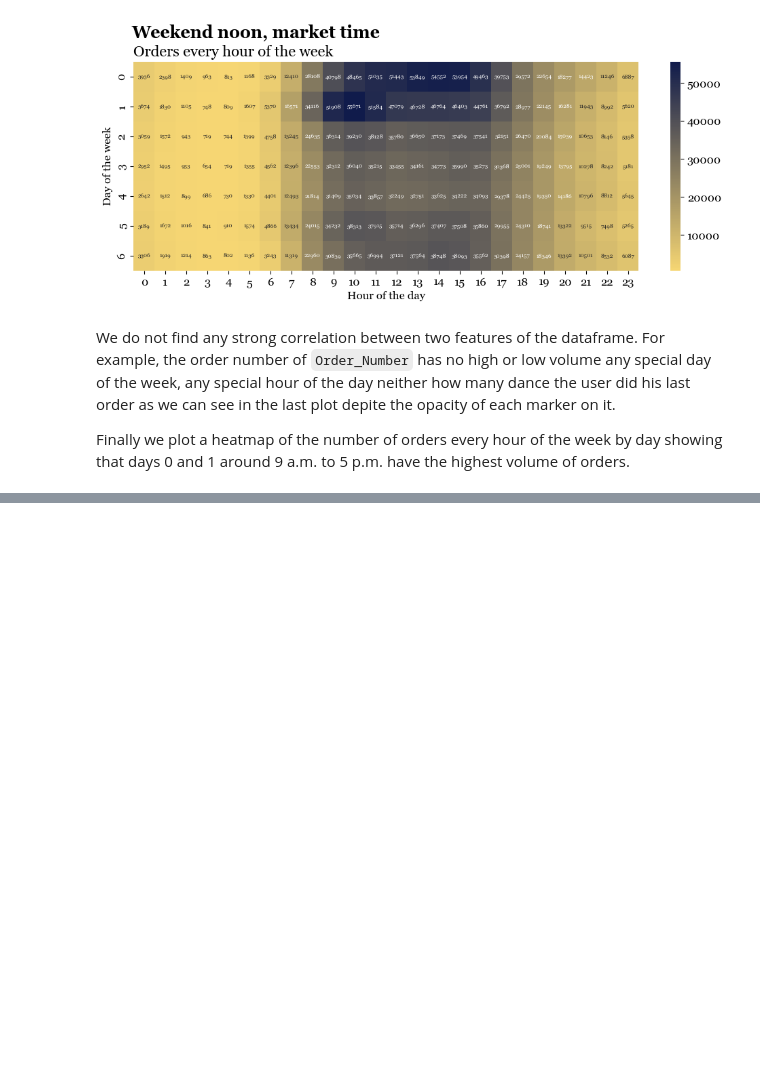
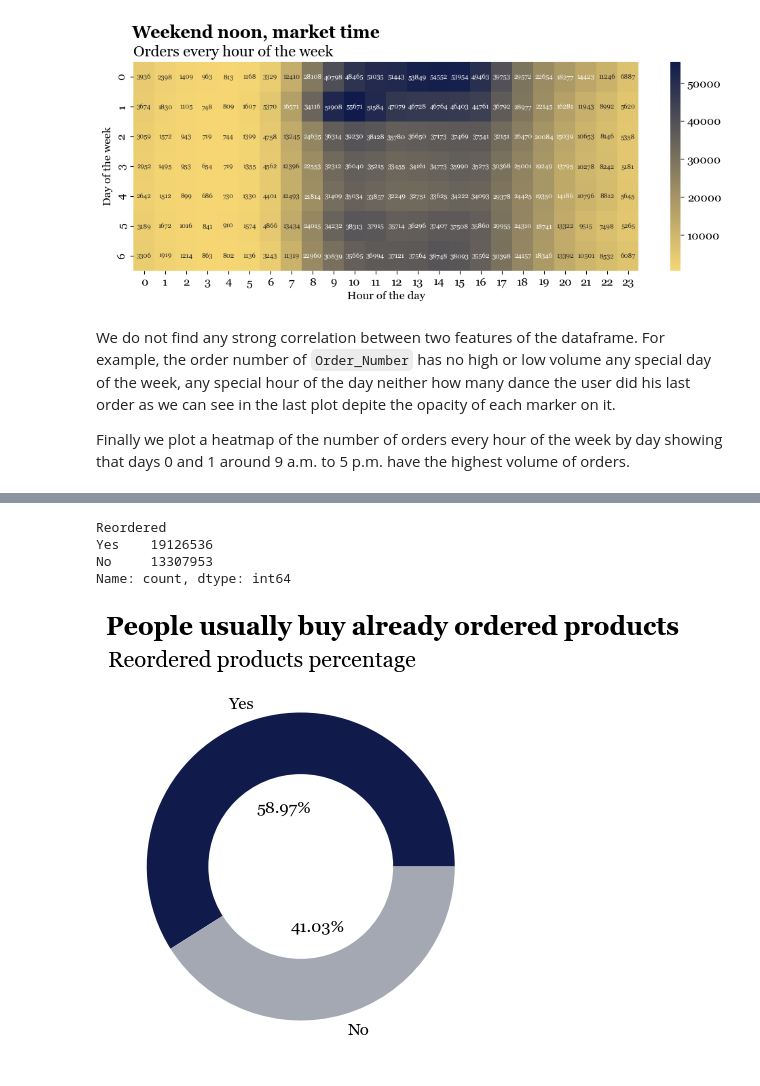
Before and after one commit to juanramosdataexpert/InstacartMarketBasketAnalysis, a Jupyter notebook: Notebooks/EDA.ipynb, the cells around one changed output, grey strips where cells are left out. Saved outputs shown, nothing was run; the diff lists cells and outputs as text; code cells hidden in the pictures; blank space fills up the shorter version.

```diff
--- a/Notebooks/EDA.ipynb
+++ b/Notebooks/EDA.ipynb
@@ -491,0 +626,28 @@ dfs['orders_products_prior']
+# %%
+# Count products reordered
+reordered_prior_products = dfs['orders_products_prior']['Reordered'] \
+    .replace({0: 'No', 1: 'Yes'}) \
+    .value_counts()
+reordered_prior_products
+# %% [output]
+Reordered
+Yes    19126536
+No     13307953
+Name: count, dtype: int64
+# %%
+fig, ax = plt.subplots(figsize=[5, 5])
+plt.suptitle('People usually buy already ordered products',
+             ha='left', weight='bold',
+             size=18, x=0.123, y=1)
+plt.title('Reordered products percentage',
+          loc='left', size=16)
+reordered_prior_products \
+    .plot.pie(autopct='%1.2f%%', pctdistance=0.4,
+              colors=[juan_colors[0], juan_colors[2]],
+              ax=ax)
+plt.ylabel('')
+hole = plt.Circle((0, 0), 0.6, facecolor='white')
+plt.gcf().gca().add_artist(hole)
+plt.show()
+# %% [output]
+[figure, added]
```
Also changed, not shown: parts of 36 cells of this notebook.
